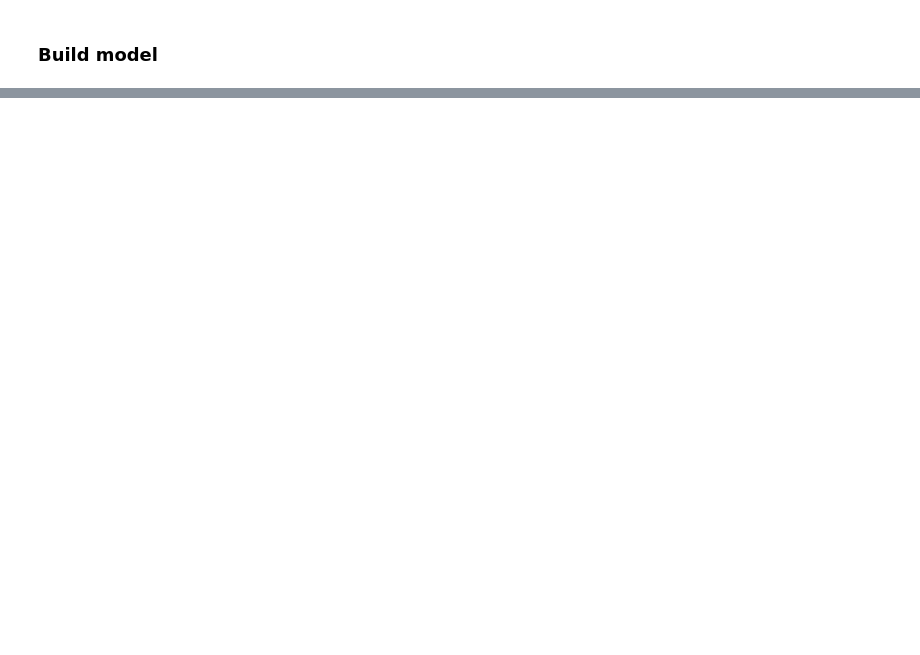
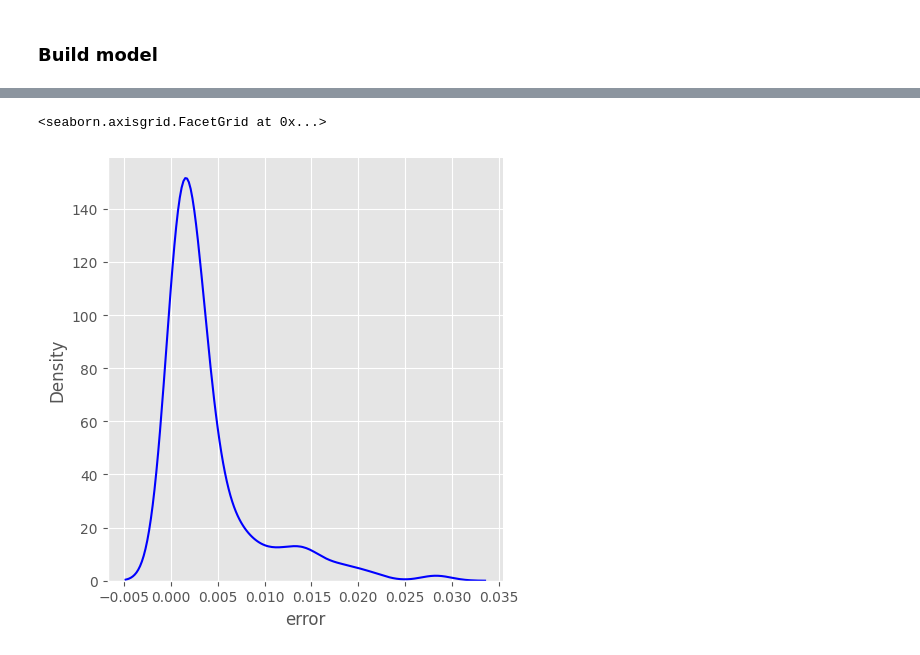
Before and after one commit to JacobJ215/Anomaly-Detection-Using-Autoencoders, a Jupyter notebook: auto-encoder.ipynb, the cells around one changed output, grey strips where cells are left out. Saved outputs shown, nothing was run; the diff lists cells and outputs as text; code cells hidden in the pictures; blank space fills up the shorter version.

```diff
--- a/auto-encoder.ipynb
+++ b/auto-encoder.ipynb
@@ -234,0 +284,2 @@ plt.legend()
+# %%
+y_pred = model.predict(X_train)
@@ -234,0 +289,3 @@ plt.legend()
+# %%
+error = np.square(np.subtract(y_pred, X_train)).mean(axis=1)
+print(np.square(np.subtract(y_pred, X_train)).mean())
@@ -234,0 +294,3 @@ plt.legend()
+# %%
+df_error = pd.DataFrame(error, columns=["error"])
+df_error.head()
@@ -234,0 +304,7 @@ plt.legend()
+# %%
+final_df = pd.concat([df.reset_index(drop=True), df_error.reset_index(drop=True)], axis=1)
+# %%
+sns.displot(data=final_df, x=final_df[final_df.Class==1].error, kind="kde", color="b")
+# %% [output]
+<seaborn.axisgrid.FacetGrid at 0x...>
+[figure, added]
```
Also changed, not shown: parts of 16 cells of this notebook, 27 other files.
